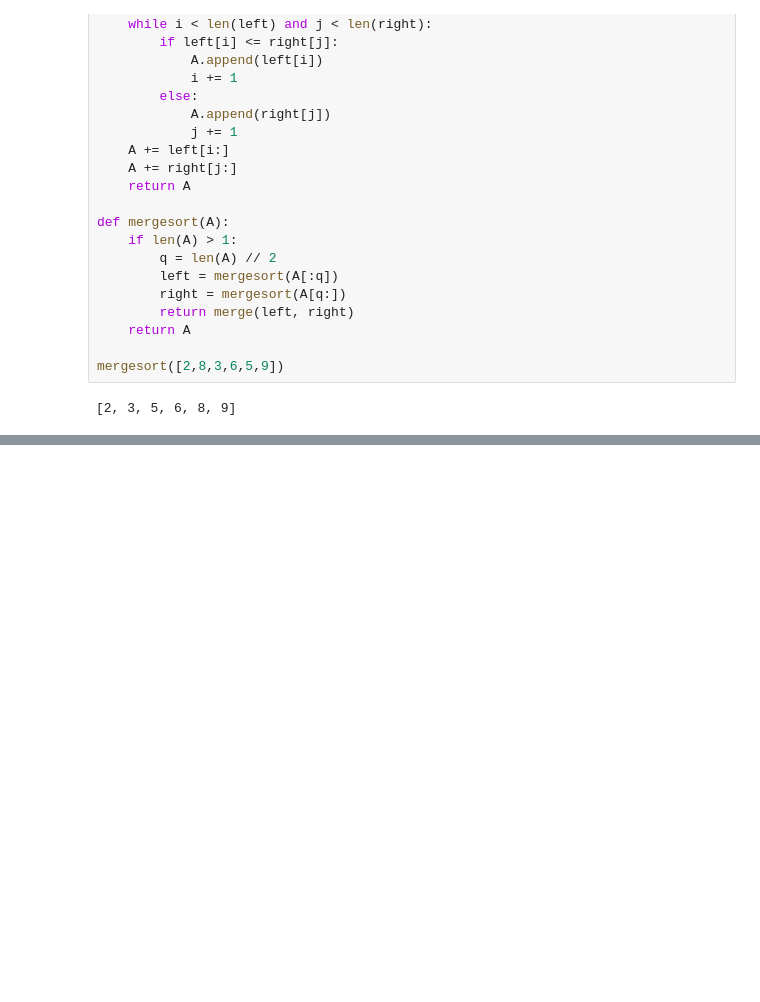
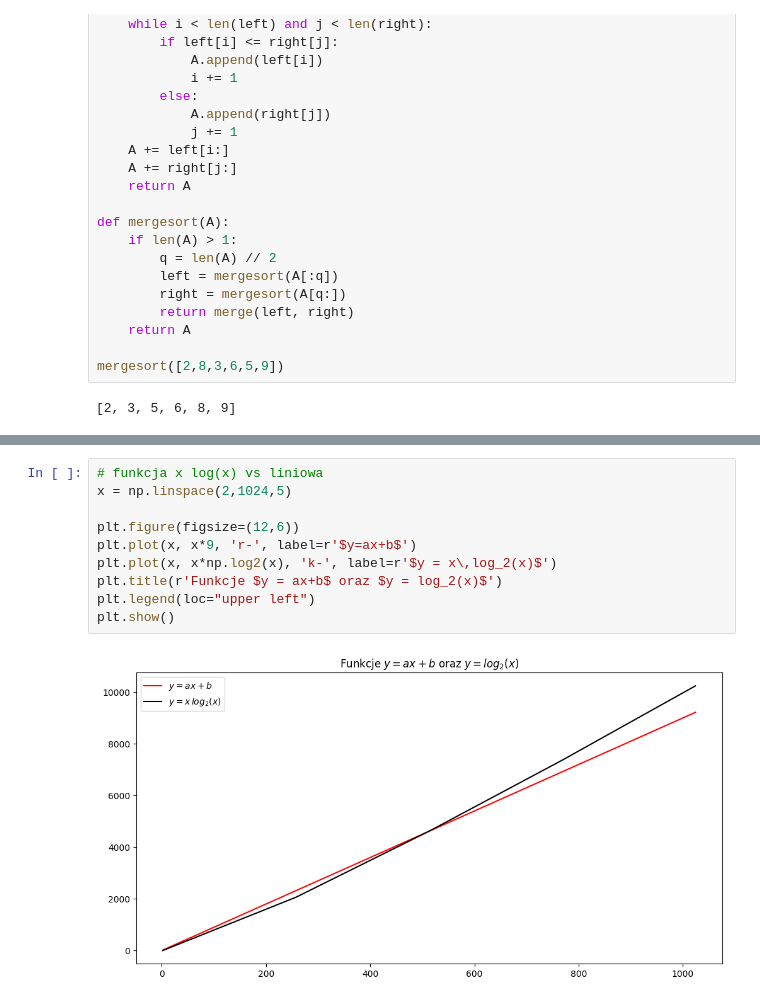
Before and after one commit to marcinsawinski/UEP_KIE_ASD_LAB_PROG, a Jupyter notebook: asd_2_2_solution.ipynb, the cells around one changed output, grey strips where cells are left out. Saved outputs shown, nothing was run; the diff lists cells and outputs as text; blank space fills up the shorter version.

```diff
--- a/asd_2_2_solution.ipynb
+++ b/asd_2_2_solution.ipynb
@@ -51,0 +225,12 @@ plt.plot(x, x**2, 'b-')
+# %%
+# funkcja x log(x) vs liniowa
+x = np.linspace(2,1024,5)
+
+plt.figure(figsize=(12,6))
+plt.plot(x, x*9, 'r-', label=r'$y=ax+b$')
+plt.plot(x, x*np.log2(x), 'k-', label=r'$y = x\,log_2(x)$')
+plt.title(r'Funkcje $y = ax+b$ oraz $y = log_2(x)$')
+plt.legend(loc="upper left")
+plt.show()
+# %% [output]
+[figure, added]
```
Also changed, not shown: parts of 10 cells of this notebook, 3 other files.
